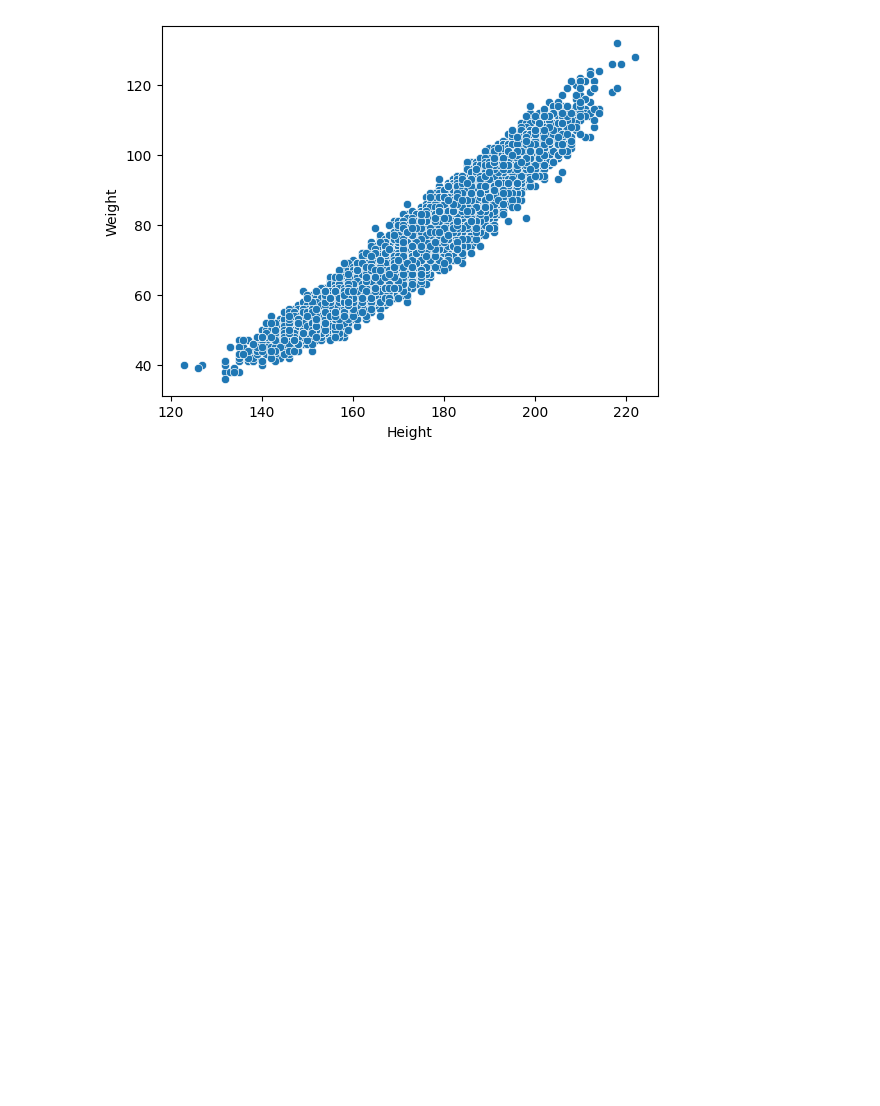
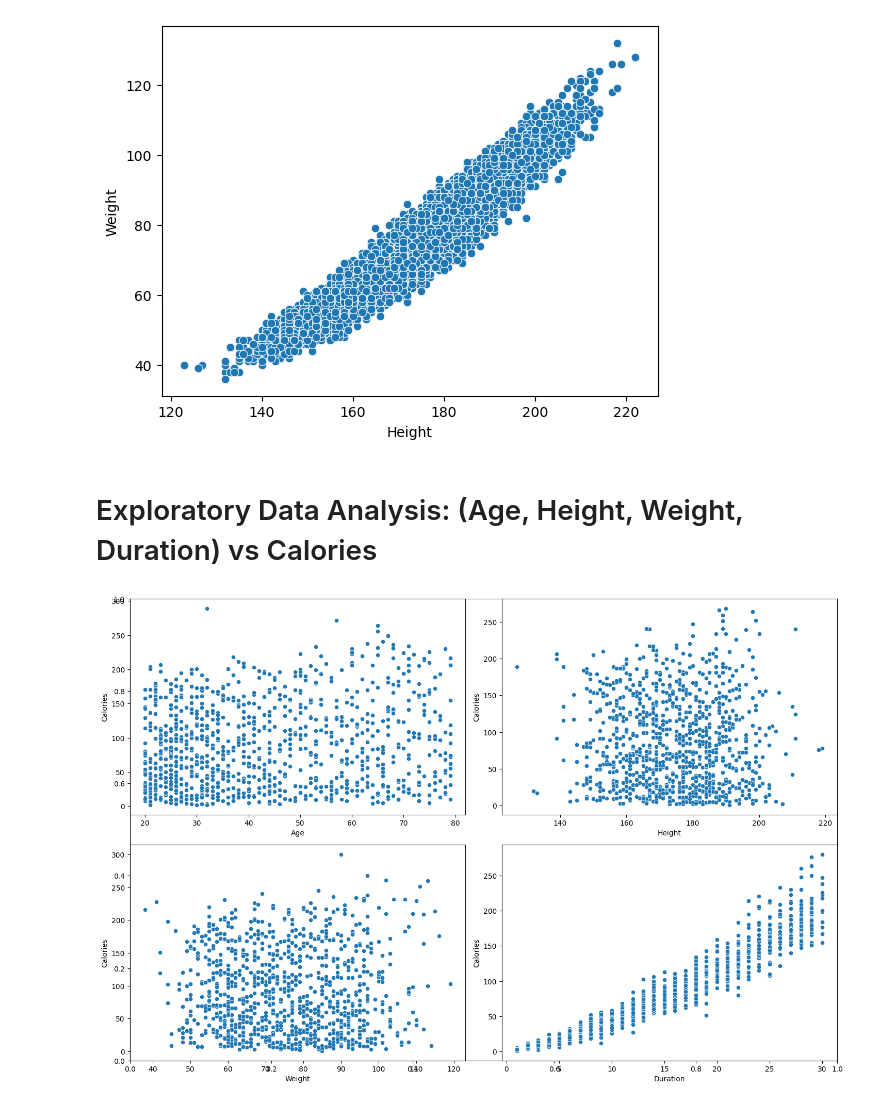
Before and after one commit to KevinKuslin/MachineLearning2025, a Jupyter notebook: SampleML.ipynb, the cells around one changed output. Drawn from its saved outputs; the diff is of its cells as text; code cells hidden in the pictures; blank space fills up the shorter version.

```diff
--- a/SampleML.ipynb
+++ b/SampleML.ipynb
@@ -120,3 +97,18 @@ sb.scatterplot(x='Height', y='Weight', data=df)
 plt.show()
 # %% [output]
 [figure]
+# %% [markdown]
+# Exploratory Data Analysis: (Age, Height, Weight, Duration) vs Calories
+# %%
+features = ['Age', 'Height', 'Weight', 'Duration']
+target = 'Calories'
+plt.subplots(figsize=(15, 10))
+
+for i, col in enumerate(features):
+  plt.subplot(2, 2, i+1)
+  x = df.sample(1000)
+  sb.scatterplot(x=col, y=target, data=x)
+plt.tight_layout()
+plt.show()
+# %% [output]
+[figure, added]
```
Also changed, not shown: parts of 15 cells of this notebook.
